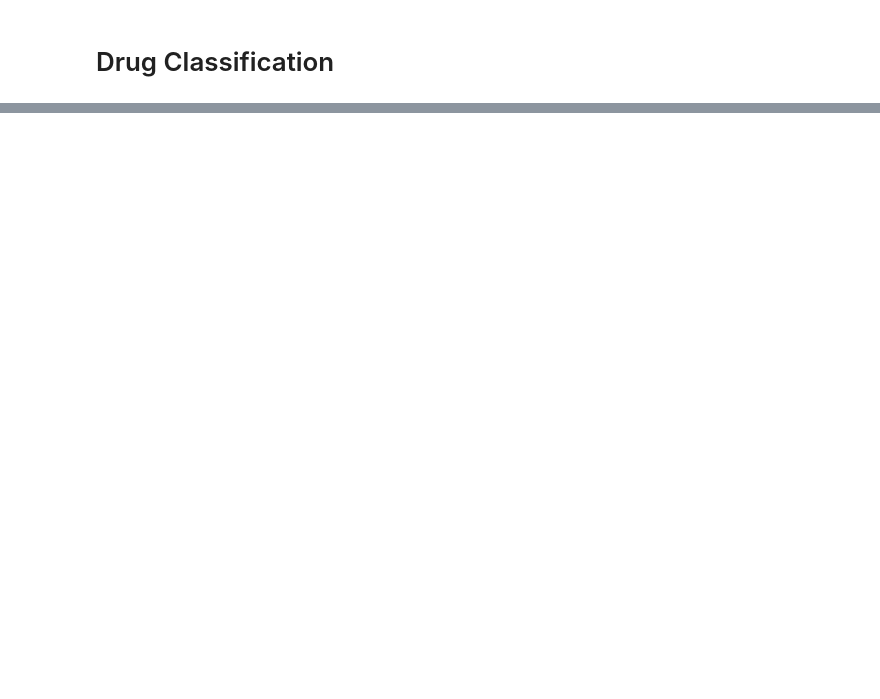
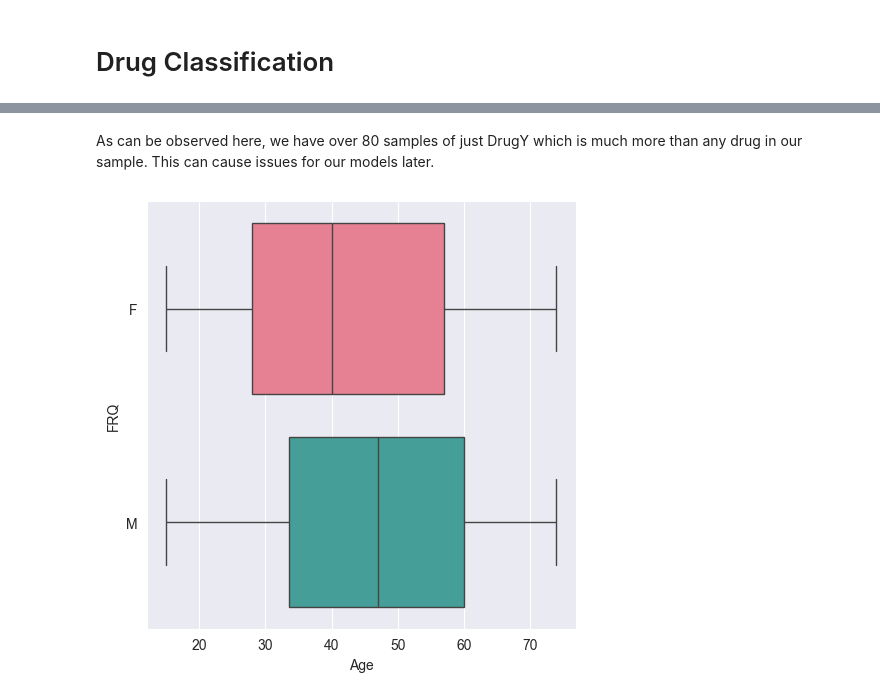
Before and after one commit to yashdeshpandex1/drug_classification, a Jupyter notebook: drug_classification.ipynb, the cells around one changed output, grey strips where cells are left out. Saved outputs shown, nothing was run; the diff lists cells and outputs as text; code cells hidden in the pictures; blank space fills up the shorter version.

```diff
--- a/drug_classification.ipynb
+++ b/drug_classification.ipynb
@@ -18,0 +180,6 @@ FileNotFoundError: [Errno 2] No such file or directory: 'drug_classification/dru
+# %% [markdown]
+As can be observed here, we have over 80 samples of just DrugY which is much more than any drug in our sample. This can cause issues for our models later.
+# %%
+data_viz.plot_boxplot(x_column = 'Age', y_column= 'Sex', hue='Sex')
+# %% [output]
+[figure, added]
```
Also changed, not shown: parts of 21 cells of this notebook.
